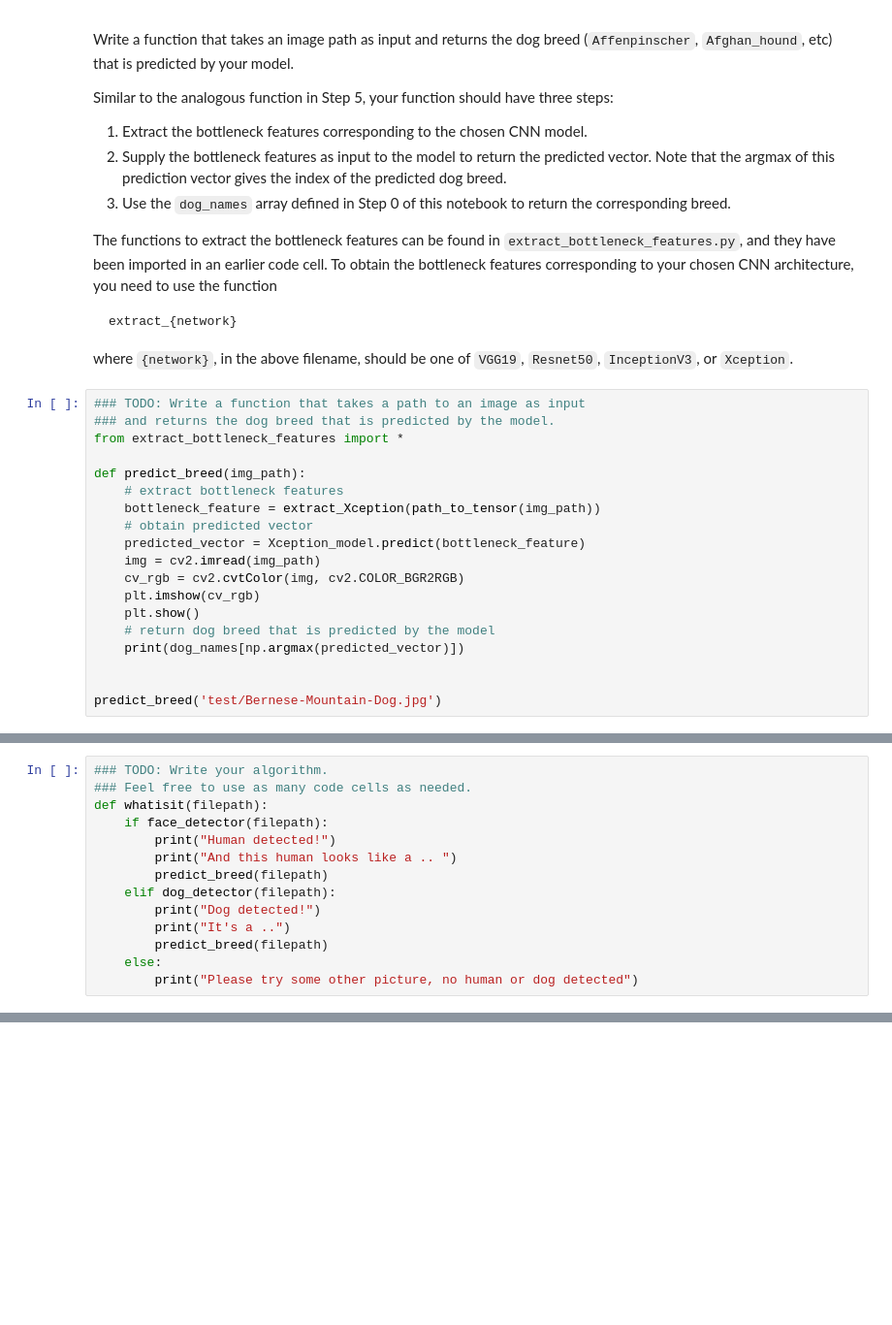
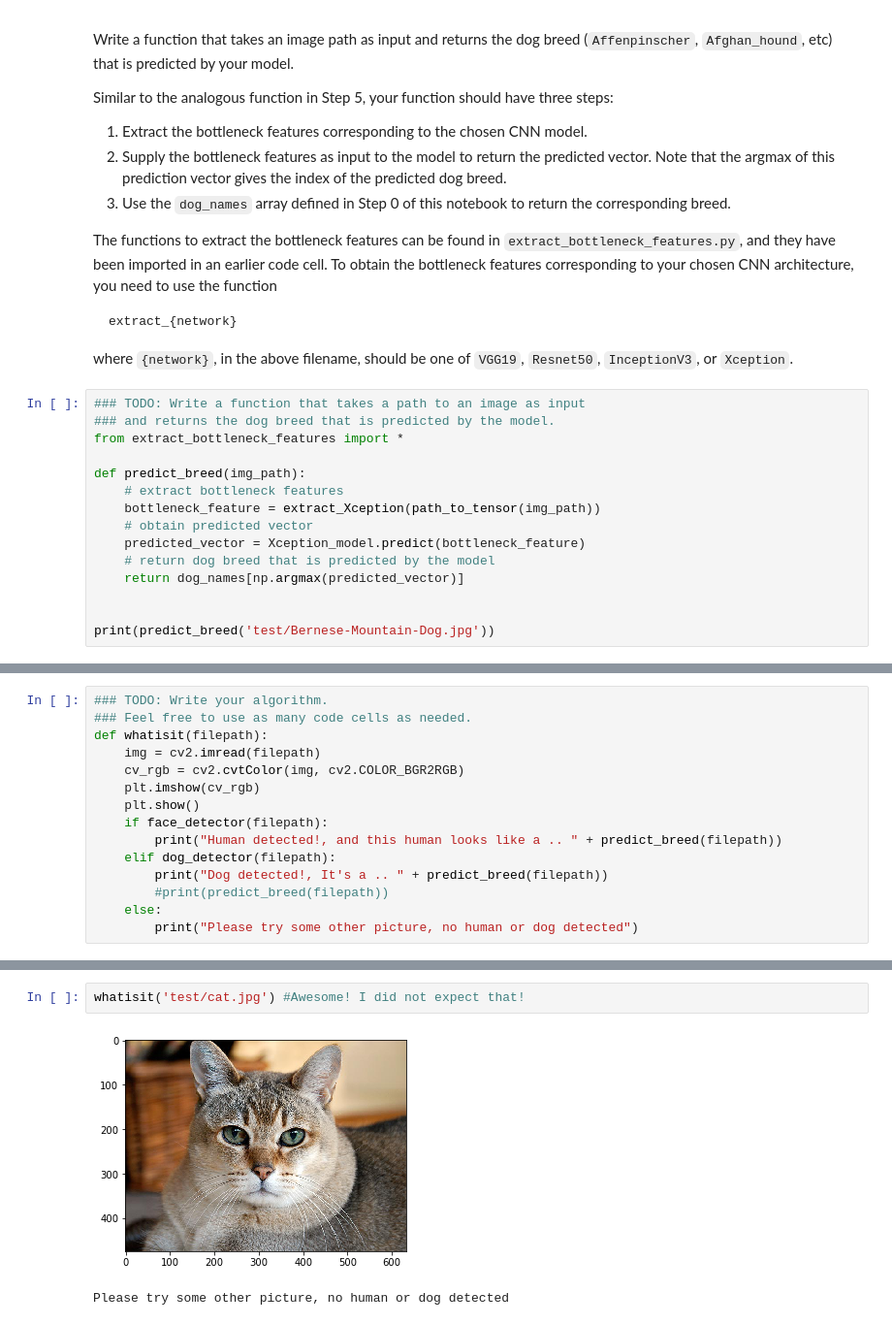
Before and after one commit to divya-nk/CNN-dog-breed, a Jupyter notebook: dog_app.ipynb, the cells around one changed output, grey strips where cells are left out. Shown at 97% size. Saved outputs shown, nothing was run; the diff lists cells and outputs as text; blank space fills up the shorter version.

```diff
--- a/dog_app.ipynb
+++ b/dog_app.ipynb
@@ -926,13 +926,9 @@ def predict_breed(img_path):
     bottleneck_feature = extract_Xception(path_to_tensor(img_path))
     # obtain predicted vector
     predicted_vector = Xception_model.predict(bottleneck_feature)
-    img = cv2.imread(img_path)
-    cv_rgb = cv2.cvtColor(img, cv2.COLOR_BGR2RGB)
-    plt.imshow(cv_rgb)
-    plt.show()
     # return dog breed that is predicted by the model
-    print(dog_names[np.argmax(predicted_vector)])
+    return dog_names[np.argmax(predicted_vector)]
 
 
-predict_breed('test/Bernese-Mountain-Dog.jpg')
+print(predict_breed('test/Bernese-Mountain-Dog.jpg'))
 # %% [output]
@@ -960,14 +955,15 @@ Some sample output for our algorithm is provided below, but feel free to design
 ### TODO: Write your algorithm.
 ### Feel free to use as many code cells as needed.
 def whatisit(filepath):
+    img = cv2.imread(filepath)
+    cv_rgb = cv2.cvtColor(img, cv2.COLOR_BGR2RGB)
+    plt.imshow(cv_rgb)
+    plt.show()
     if face_detector(filepath):
-        print("Human detected!")
-        print("And this human looks like a .. ")
-        predict_breed(filepath)
+        print("Human detected!, and this human looks like a .. " + predict_breed(filepath))
     elif dog_detector(filepath):
-        print("Dog detected!")
-        print("It's a ..")
-        predict_breed(filepath)
+        print("Dog detected!, It's a .. " + predict_breed(filepath))
+        #print(predict_breed(filepath))
     else:
         print("Please try some other picture, no human or dog detected")
 # %%
@@ -980,3 +974,8 @@ Dogue_de_bordeaux
+# %%
+whatisit('test/cat.jpg') #Awesome! I did not expect that!
+# %% [output]
+[figure, added]
+Please try some other picture, no human or dog detected
 # %% [markdown]
 ---
 <a id='step7'></a>
```
Also changed, not shown: parts of 5 cells of this notebook.
